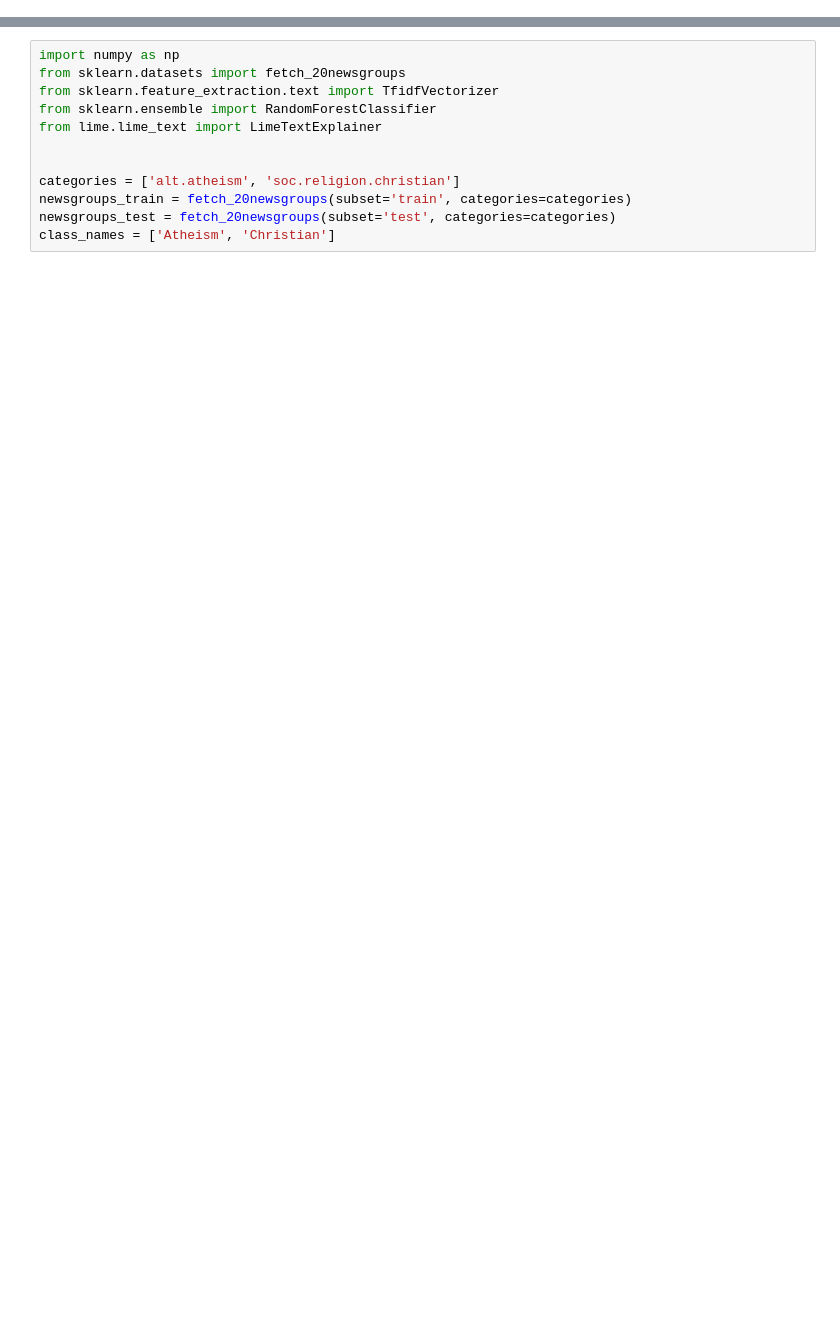
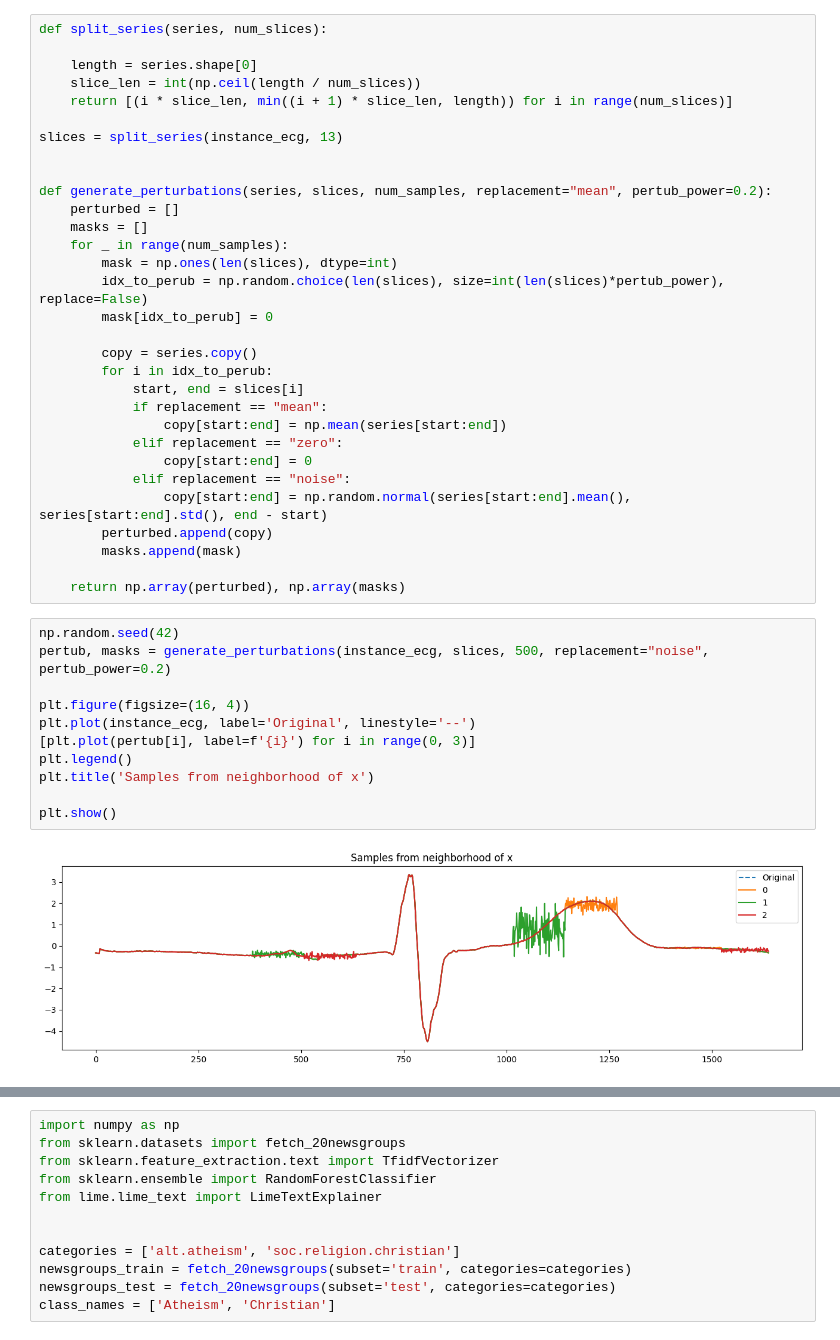
Before and after one commit to miadamczyk/miniproject_2, a Jupyter notebook: 3_LIME.ipynb, the cells around one changed output, grey strips where cells are left out. Saved outputs shown, nothing was run; the diff lists cells and outputs as text; blank space fills up the shorter version.

```diff
--- a/3_LIME.ipynb
+++ b/3_LIME.ipynb
@@ -98,0 +384,44 @@ Funkcja ta ma właściwość **submodularności** (efekt malejących zysków - d
+# %%
+def split_series(series, num_slices):
+
+    length = series.shape[0]
+    slice_len = int(np.ceil(length / num_slices))
+    return [(i * slice_len, min((i + 1) * slice_len, length)) for i in range(num_slices)]
+
+slices = split_series(instance_ecg, 13)
+
+
+def generate_perturbations(series, slices, num_samples, replacement="mean", pertub_power=0.2):
+    perturbed = []
+    masks = []
+    for _ in range(num_samples):
+        mask = np.ones(len(slices), dtype=int)
+        idx_to_perub = np.random.choice(len(slices), size=int(len(slices)*pertub_power), replace=False)
+        mask[idx_to_perub] = 0
+
+        copy = series.copy()
+        for i in idx_to_perub:
+            start, end = slices[i]
+            if replacement == "mean":
+                copy[start:end] = np.mean(series[start:end])
+            elif replacement == "zero":
+                copy[start:end] = 0
+            elif replacement == "noise":
+                copy[start:end] = np.random.normal(series[start:end].mean(), series[start:end].std(), end - start)
+        perturbed.append(copy)
+        masks.append(mask)
+
+    return np.array(perturbed), np.array(masks)
+# %%
+np.random.seed(42)
+pertub, masks = generate_perturbations(instance_ecg, slices, 500, replacement="noise", pertub_power=0.2)
+
+plt.figure(figsize=(16, 4))
+plt.plot(instance_ecg, label='Original', linestyle='--')
+[plt.plot(pertub[i], label=f'{i}') for i in range(0, 3)]
+plt.legend()
+plt.title('Samples from neighborhood of x')
+
+plt.show()
+# %% [output]
+[figure, added]
```
Also changed, not shown: parts of 32 cells of this notebook, 7 other files.
